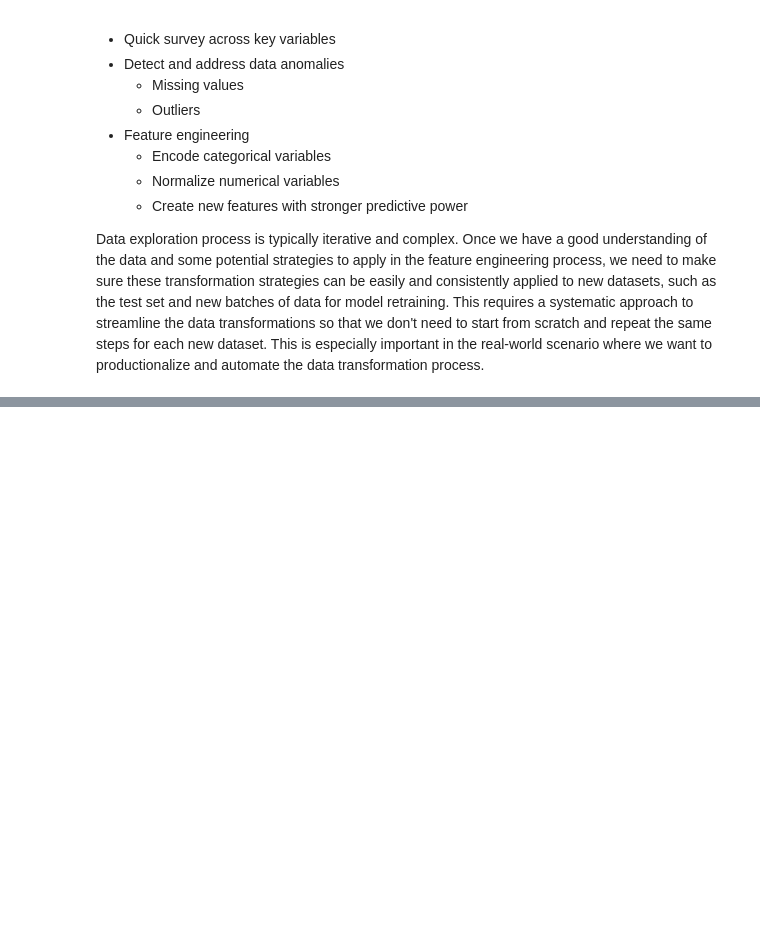
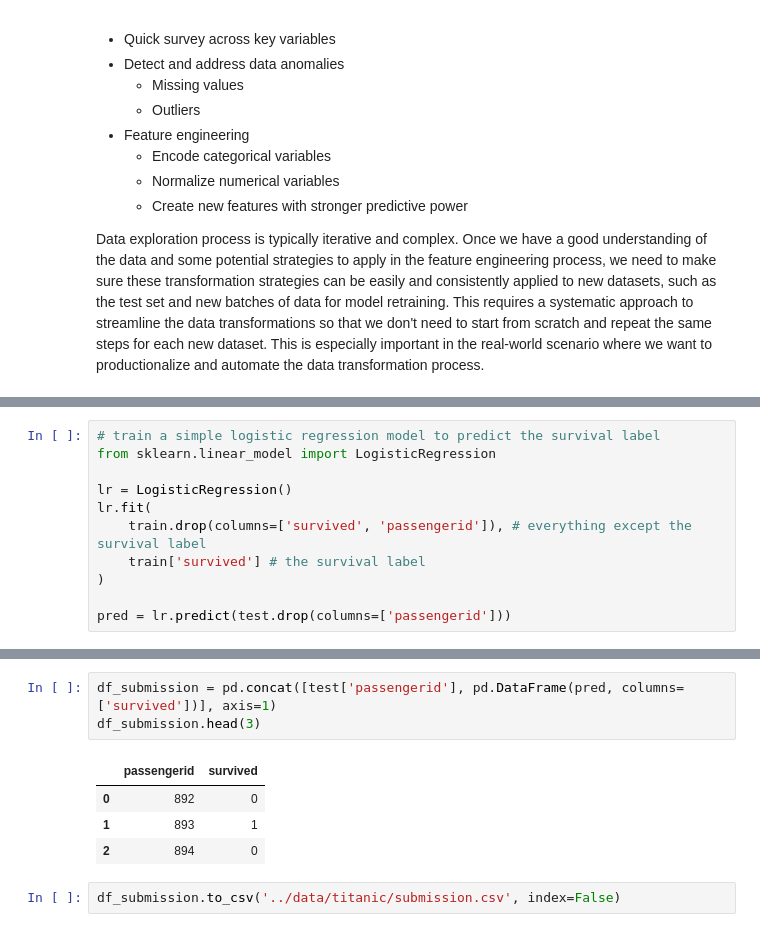
Before and after one commit to xiangshiyin/machine-learning-for-actuarial-science, a Jupyter notebook: 2025-spring/week06/notebook/demo.ipynb, the cells around one changed output, grey strips where cells are left out. Cells and saved outputs as stored; diff of their text form; blank space fills up the shorter version.

```diff
--- a/2025-spring/week06/notebook/demo.ipynb
+++ b/2025-spring/week06/notebook/demo.ipynb
@@ -59,0 +331,11 @@ Data exploration process is typically iterative and complex. Once we have a good
+# %%
+# train a simple logistic regression model to predict the survival label
+from sklearn.linear_model import LogisticRegression
+
+lr = LogisticRegression()
+lr.fit(
+    train.drop(columns=['survived', 'passengerid']), # everything except the survival label
+    train['survived'] # the survival label
+)
+
+pred = lr.predict(test.drop(columns=['passengerid']))
@@ -59,0 +350,10 @@ Data exploration process is typically iterative and complex. Once we have a good
+# %%
+df_submission = pd.concat([test['passengerid'], pd.DataFrame(pred, columns=['survived'])], axis=1)
+df_submission.head(3)
+# %% [output]
+|  | passengerid | survived |
+| 0 | 892 | 0 |
+| 1 | 893 | 1 |
+| 2 | 894 | 0 |
+# %%
+df_submission.to_csv('../data/titanic/submission.csv', index=False)
```
Also changed, not shown: parts of 23 cells of this notebook, 1 other file.
